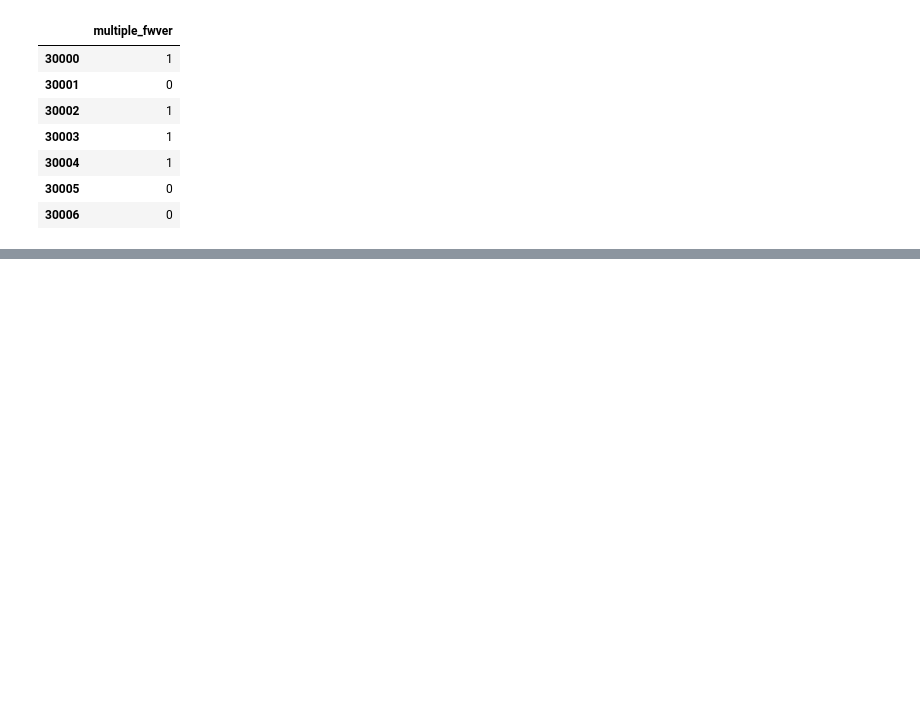
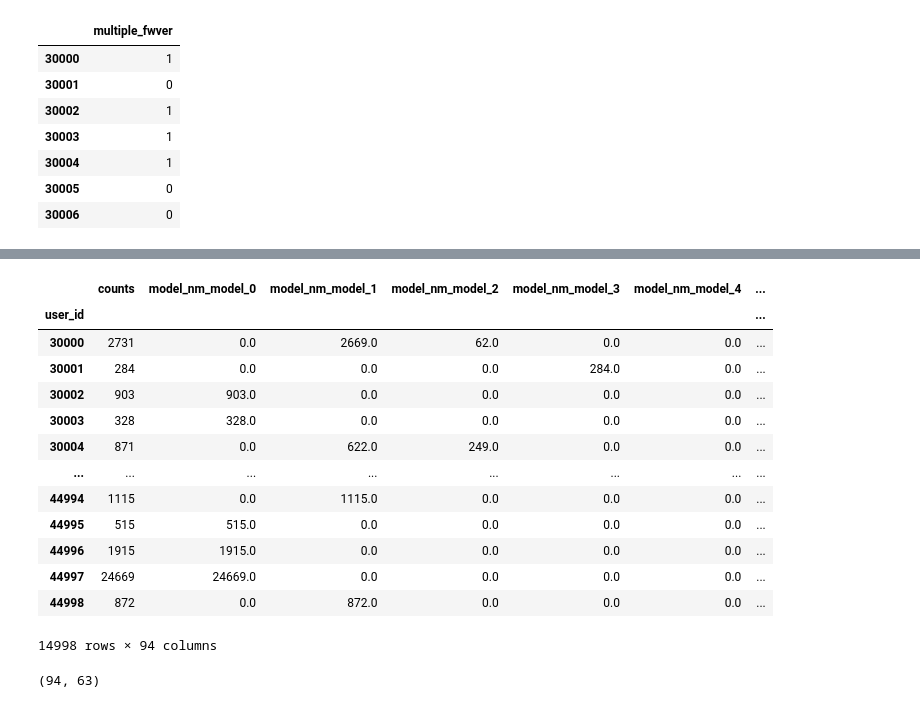
Before and after one commit to LEEHM97/machine-learning-exercises, a Jupyter notebook: 10.DAYCON대회_사용자불편예지/train_test_set/test_set_case1.ipynb, the cells around one changed output, grey strips where cells are left out. Saved outputs shown, nothing was run; the diff lists cells and outputs as text; code cells hidden in the pictures; blank space fills up the shorter version.

Commit message:
feat: make test_case_1 with train_case_1

```diff
--- a/10.DAYCON대회_사용자불편예지/train_test_set/test_set_case1.ipynb
+++ b/10.DAYCON대회_사용자불편예지/train_test_set/test_set_case1.ipynb
@@ -91,3 +107,8 @@ user_has_multiple_fwvers.head(7)
 | 30004 | 1 |
 | 30005 | 0 |
 | 30006 | 0 |
+# %%
+# 1. one-hot-encoding
+df1.drop(columns=['time', 'errcode'], inplace=True)
+df1 = pd.get_dummies(df1, columns=['model_nm', 'fwver', 'errtype'])
+df1
@@ -93,0 +129,5 @@ user_has_multiple_fwvers.head(7)
+# %%
+# period
+test_err['day'] = test_err.time.dt.day
+test_err['hour'] = test_err.time.dt.hour
+test_err.head()
@@ -93,0 +141,8 @@ user_has_multiple_fwvers.head(7)
+# %%
+user_day_df = test_err.groupby('user_id')['day'].unique().to_frame().reset_index()
+user_day_df['period'] = 0
+
+for i in range(len(user_day_df.index)):
+   user_day_df['period'][i] = len(user_day_df['day'][i])
+
+user_day_df
@@ -93,0 +163,5 @@ user_has_multiple_fwvers.head(7)
+# %%
+user_day_df.index = user_day_df['user_id']
+user_day_df.drop(columns=['user_id', 'day'], inplace=True)
+
+user_day_df
@@ -93,0 +183,28 @@ user_has_multiple_fwvers.head(7)
+# %%
+# 모든 column 합쳐주기
+df1 = df1.groupby('user_id').sum()
+dfs = [df1, user_has_multiple_models, user_has_multiple_fwvers, user_day_df]
+dfs = dfs[0].join(dfs[1:])
+dfs
+# %% [output]
+|  | counts | model_nm_model_0 | model_nm_model_1 | model_nm_model_2 | model_nm_model_3 | model_nm_model_4 | ... |
+| user_id |  |  |  |  |  |  | ... |
+| 30000 | 2731 | 0.0 | 2669.0 | 62.0 | 0.0 | 0.0 | ... |
+| 30001 | 284 | 0.0 | 0.0 | 0.0 | 284.0 | 0.0 | ... |
+| 30002 | 903 | 903.0 | 0.0 | 0.0 | 0.0 | 0.0 | ... |
+| 30003 | 328 | 328.0 | 0.0 | 0.0 | 0.0 | 0.0 | ... |
+| 30004 | 871 | 0.0 | 622.0 | 249.0 | 0.0 | 0.0 | ... |
+| ... | ... | ... | ... | ... | ... | ... | ... |
+| 44994 | 1115 | 0.0 | 1115.0 | 0.0 | 0.0 | 0.0 | ... |
+| 44995 | 515 | 515.0 | 0.0 | 0.0 | 0.0 | 0.0 | ... |
+| 44996 | 1915 | 1915.0 | 0.0 | 0.0 | 0.0 | 0.0 | ... |
+| 44997 | 24669 | 24669.0 | 0.0 | 0.0 | 0.0 | 0.0 | ... |
+| 44998 | 872 | 0.0 | 872.0 | 0.0 | 0.0 | 0.0 | ... |
+14998 rows × 94 columns
+# %%
+test_c = list(dfs.columns)
+train_c = list(train.columns)
+
+len(test_c), len(train_c)
+# %% [output]
+(94, 63)
```
Also changed, not shown: parts of 13 cells of this notebook.
